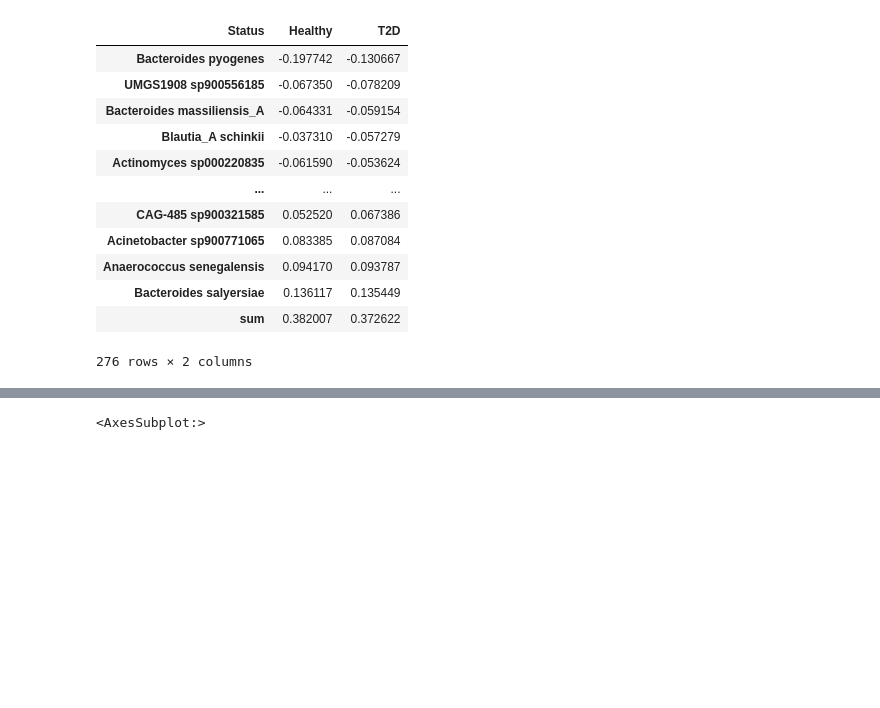
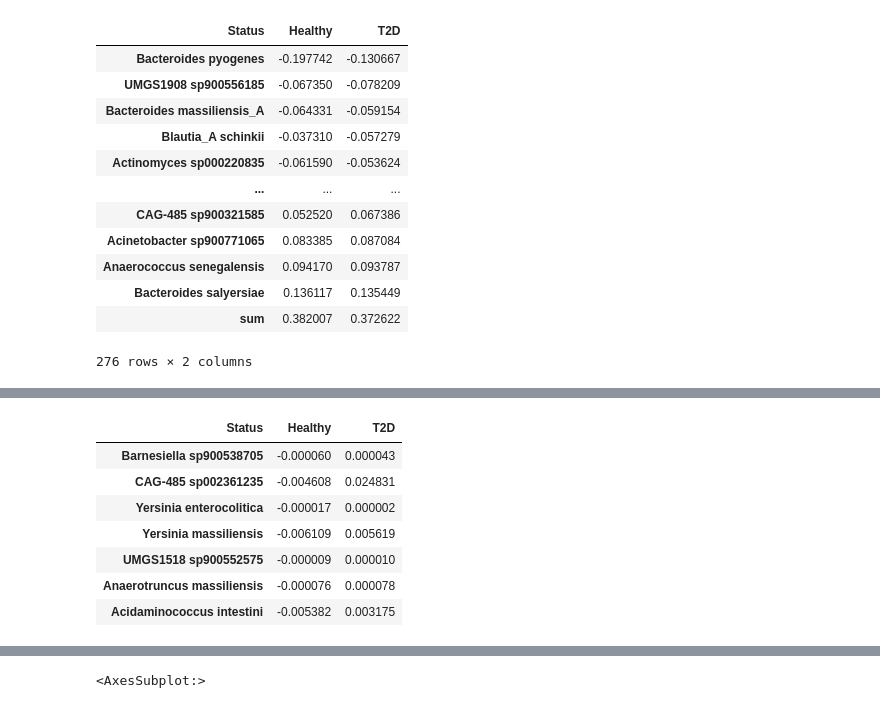
Before and after one commit to jindongmin/Meta_diseases_analyses, a Jupyter notebook: ipynb/SHAP_plots.ipynb, the cells around one changed output, grey strips where cells are left out. Saved outputs shown, nothing was run; the diff lists cells and outputs as text; code cells hidden in the pictures; blank space fills up the shorter version.

```diff
--- a/ipynb/SHAP_plots.ipynb
+++ b/ipynb/SHAP_plots.ipynb
@@ -94,0 +123,11 @@ df.T.sort_values(by=['T2D'])
+# %%
+dfT[dfT.index.isin(list(set_T2D_positive - set_healthy_positive))]
+# %% [output]
+| Status | Healthy | T2D |
+| Barnesiella sp900538705 | -0.000060 | 0.000043 |
+| CAG-485 sp002361235 | -0.004608 | 0.024831 |
+| Yersinia enterocolitica | -0.000017 | 0.000002 |
+| Yersinia massiliensis | -0.006109 | 0.005619 |
+| UMGS1518 sp900552575 | -0.000009 | 0.000010 |
+| Anaerotruncus massiliensis | -0.000076 | 0.000078 |
+| Acidaminococcus intestini | -0.005382 | 0.003175 |
```
Also changed, not shown: parts of 9 cells of this notebook, 2 other files.
